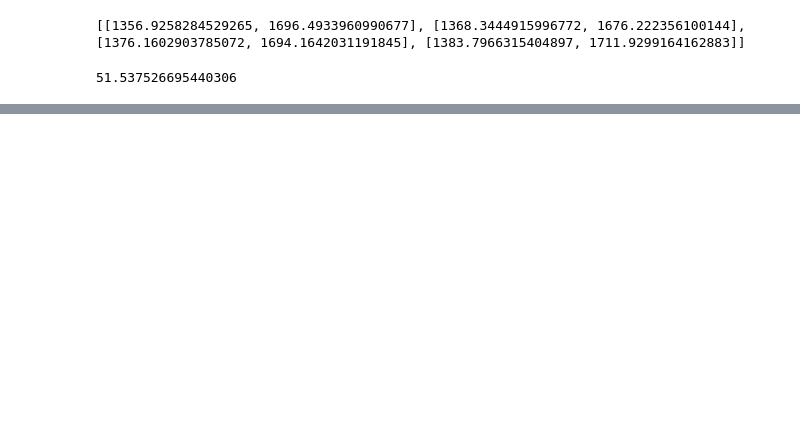
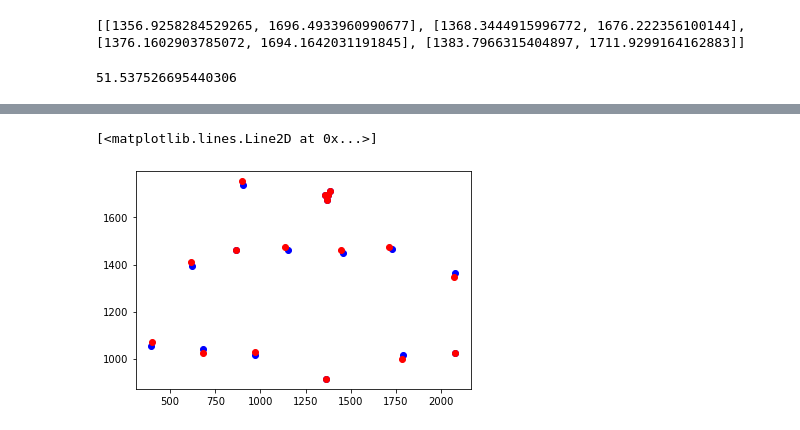
Before and after one commit to sharonrye/trim, a Jupyter notebook: sanity_check.ipynb, the cells around one changed output, grey strips where cells are left out. Saved outputs shown, nothing was run; the diff lists cells and outputs as text; code cells hidden in the pictures; blank space fills up the shorter version.

```diff
--- a/sanity_check.ipynb
+++ b/sanity_check.ipynb
@@ -104,0 +75,12 @@ print(find_moved(centroids_before, centroids_after))
+# %%
+im_b = fits.open('/home/sharonye/DESI/lab_machine/trim/data/241027_045108_positioner_matching/centroids_zwo_241027_045110.fits')[0].data
+im_a = fits.open('/home/sharonye/DESI/lab_machine/trim/data/241027_045108_positioner_matching/centroids_zwo_241027_045202.fits')[0].data
+
+x_b, y_b, p_b, f_b, _b = multicens.multiCens(im_b, n_centroids_to_keep=17, verbose=False, write_fits=False, size_fitbox=7)
+x_a, y_a, p_a, f_a, _a = multicens.multiCens(im_a, n_centroids_to_keep=17, verbose=False, write_fits=False, size_fitbox=7)
+
+plt.plot(x_b, y_b, 'bo')
+plt.plot(x_a, y_a, 'ro')
+# %% [output]
+[<matplotlib.lines.Line2D at 0x...>]
+[figure, added]
```
Also changed, not shown: parts of 9 cells of this notebook, 2 other files.
